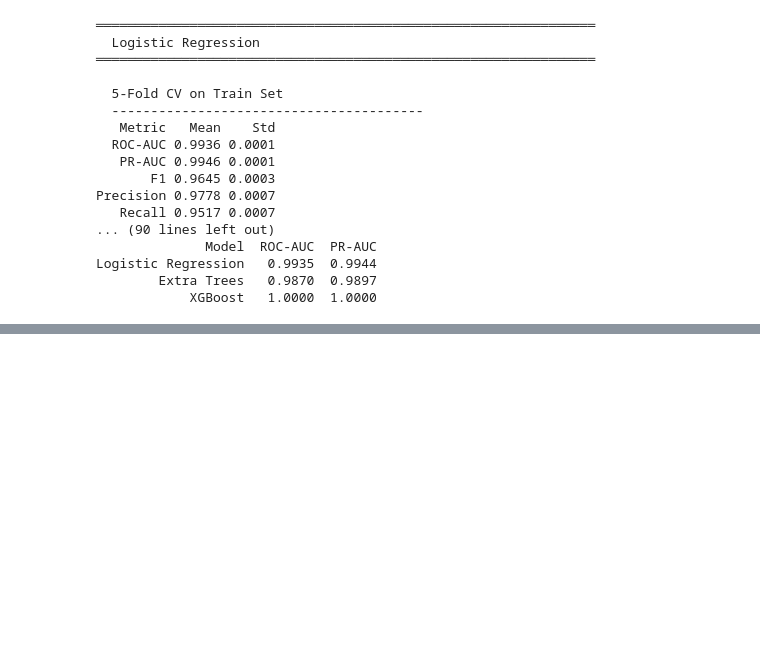
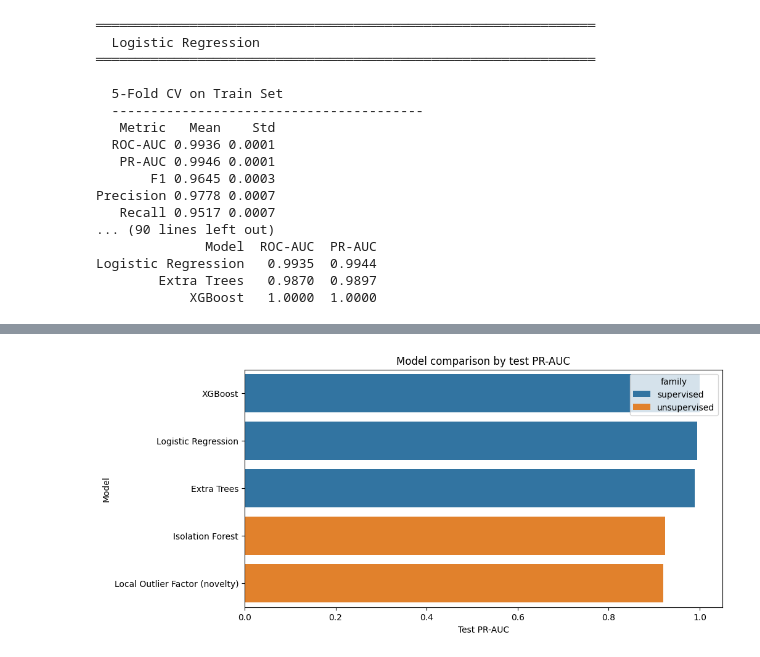
Before and after one commit to jocelynnn21/credit-fraud-detector, a Jupyter notebook: EE467_final_project_v2.ipynb, the cells around one changed output, grey strips where cells are left out. Saved outputs shown, nothing was run; the diff lists cells and outputs as text; code cells hidden in the pictures; blank space fills up the shorter version.

```diff
--- a/EE467_final_project_v2.ipynb
+++ b/EE467_final_project_v2.ipynb
@@ -397,0 +663,28 @@ weighted avg     0.9856    0.9852    0.9852    113726
+# %%
+unsupervised_rows = []
+unsupervised_threshold_tables = {}
+
+for name, fitted_model in unsupervised_models.items():
+    print("=" * 90)
+    print(name)
+    print("=" * 90)
+
+    summary, threshold_table, val_scores, test_scores = evaluate_model_with_scores(
+        name, fitted_model, X_val, y_val, X_test, y_test
+    )
+
+    unsupervised_rows.append(summary)
+    unsupervised_threshold_tables[name] = threshold_table
+
+    print("\nValidation / test summary:")
+    display(pd.DataFrame([summary]).round(4))
+
+    print("\nThreshold table:")
+    display(threshold_table.round(4))
+
+unsupervised_df = pd.DataFrame(unsupervised_rows).sort_values(
+    "test_pr_auc", ascending=False
+)
+
+print("Unsupervised final test summary")
+display(unsupervised_df.round(4))
@@ -397,0 +731,10 @@ weighted avg     0.9856    0.9852    0.9852    113726
+# %%
+final_results = pd.concat(
+    [
+        supervised_df.assign(family="supervised"),
+        unsupervised_df.assign(family="unsupervised")
+    ],
+    ignore_index=True
+).sort_values(["test_pr_auc", "test_roc_auc"], ascending=False)
+
+display(final_results.round(4))
@@ -397,0 +748,9 @@ weighted avg     0.9856    0.9852    0.9852    113726
+# %%
+plt.figure(figsize=(10,5))
+sns.barplot(data=final_results, x="test_pr_auc", y="model", hue="family")
+plt.title("Model comparison by test PR-AUC")
+plt.xlabel("Test PR-AUC")
+plt.ylabel("Model")
+plt.show()
+# %% [output]
+[figure, added]
```
Also changed, not shown: parts of 14 cells of this notebook.
